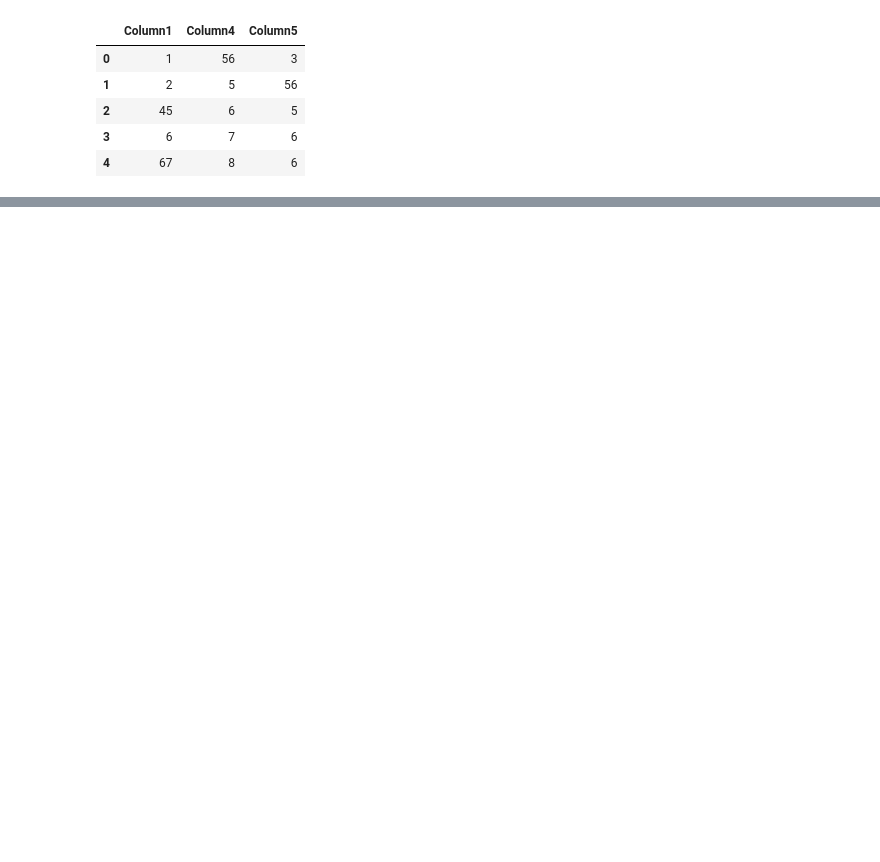
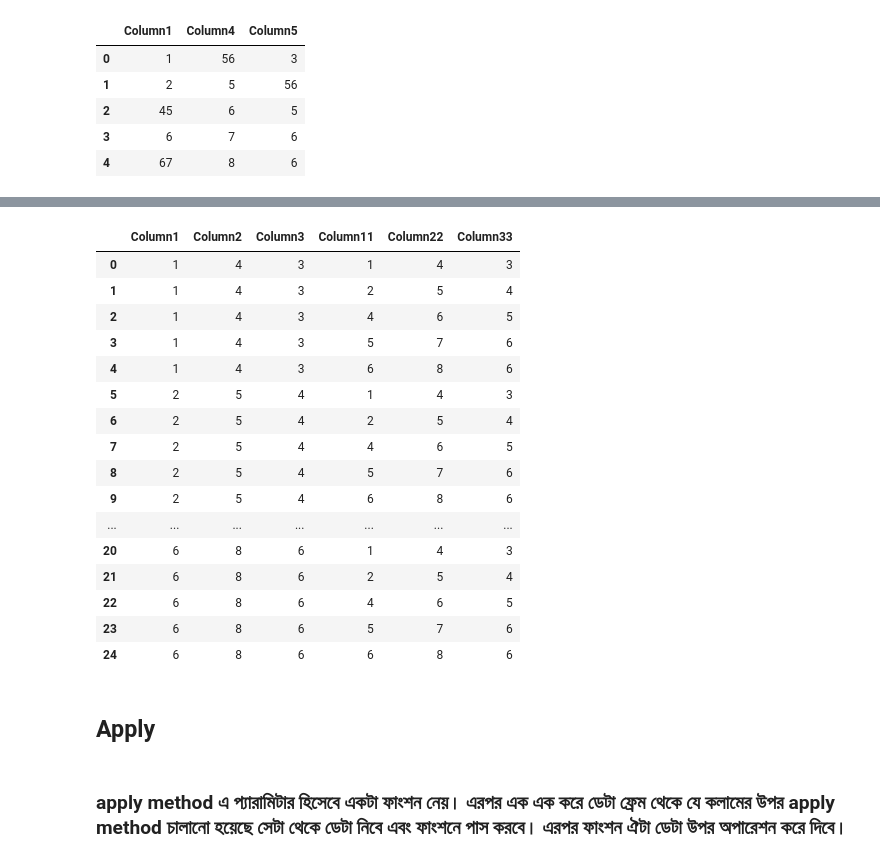
Before and after one commit to AlSaimun/Phitron-AIML, a Jupyter notebook: Pandas practice/pandas-advanced.ipynb, the cells around one changed output, grey strips where cells are left out. Cells and saved outputs as stored; diff of their text form; code cells hidden in the pictures; blank space fills up the shorter version.

```diff
--- a/Pandas practice/pandas-advanced.ipynb
+++ b/Pandas practice/pandas-advanced.ipynb
@@ -332,0 +428,8 @@ pd.merge(data1, data2, how='left')
+# %%
+data1 = pd.DataFrame({
+    'Column1' : [1, 2,4, 5, 6],
+    'Column2' : [4, 5, 6, 7, 8],
+    'Column3' : [3, 4, 5, 6, 6]
+}, index = ['a', 'b', 'c', 'd', 'e'])
+
+data1
@@ -332,0 +443,8 @@ pd.merge(data1, data2, how='left')
+# %%
+data2 = pd.DataFrame({
+    'Column11' : [1, 2,4, 5, 6],
+    'Column22' : [4, 5, 6, 7, 8],
+    'Column33' : [3, 4, 5, 6, 6]
+}, index = ['a', 'b', 'h', 'i', 'j'])
+
+data2
@@ -332,0 +494,24 @@ pd.merge(data1, data2, how='left')
+# %%
+data1.join(data2, how='cross')
+# %% [output]
+|  | Column1 | Column2 | Column3 | Column11 | Column22 | Column33 |
+| 0 | 1 | 4 | 3 | 1 | 4 | 3 |
+| 1 | 1 | 4 | 3 | 2 | 5 | 4 |
+| 2 | 1 | 4 | 3 | 4 | 6 | 5 |
+| 3 | 1 | 4 | 3 | 5 | 7 | 6 |
+| 4 | 1 | 4 | 3 | 6 | 8 | 6 |
+| 5 | 2 | 5 | 4 | 1 | 4 | 3 |
+| 6 | 2 | 5 | 4 | 2 | 5 | 4 |
+| 7 | 2 | 5 | 4 | 4 | 6 | 5 |
+| 8 | 2 | 5 | 4 | 5 | 7 | 6 |
+| 9 | 2 | 5 | 4 | 6 | 8 | 6 |
+| ... | ... | ... | ... | ... | ... | ... |
+| 20 | 6 | 8 | 6 | 1 | 4 | 3 |
+| 21 | 6 | 8 | 6 | 2 | 5 | 4 |
+| 22 | 6 | 8 | 6 | 4 | 6 | 5 |
+| 23 | 6 | 8 | 6 | 5 | 7 | 6 |
+| 24 | 6 | 8 | 6 | 6 | 8 | 6 |
+# %% [markdown]
+## Apply
+# %% [markdown]
+### apply method এ প্যারামিটার হিসেবে একটা ফাংশন নেয়। এরপর এক এক করে ডেটা ফ্রেম থেকে যে কলামের উপর apply method চালানো হয়েছে সেটা থেকে ডেটা নিবে এবং ফাংশনে পাস করবে। এরপর ফাংশন ঐটা ডেটা উপর অপারেশন করে দিবে।
```
Also changed, not shown: parts of 25 cells of this notebook, 10 other files.
